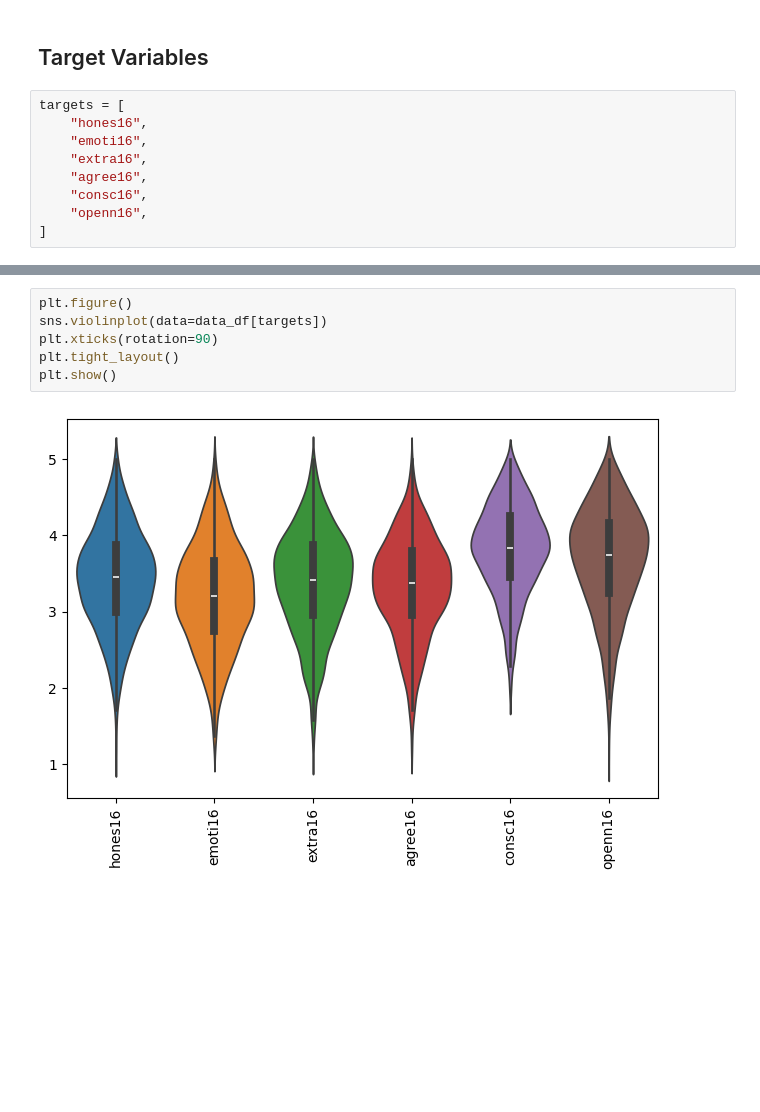
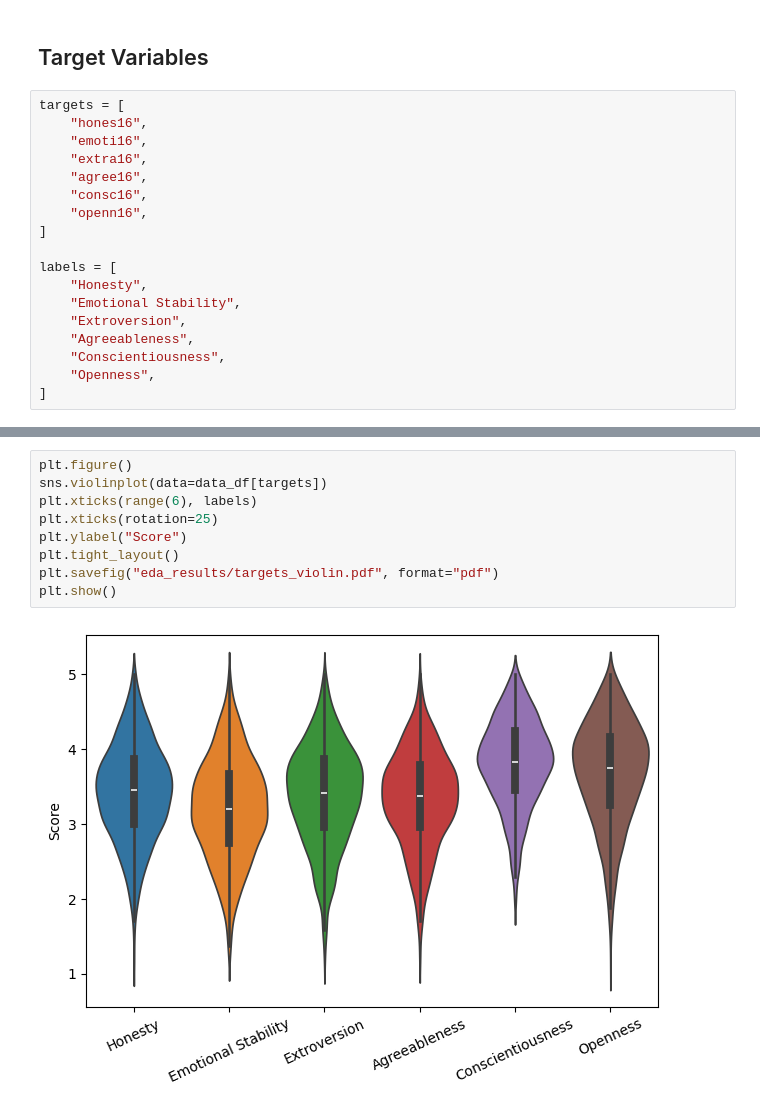
Before and after one commit to CS-433/ml-project-2-teamsas, a Jupyter notebook: notebooks/eda.ipynb, the cells around one changed output, grey strips where cells are left out. Saved outputs shown, nothing was run; the diff lists cells and outputs as text; blank space fills up the shorter version.

```diff
--- a/notebooks/eda.ipynb
+++ b/notebooks/eda.ipynb
@@ -41,6 +41,15 @@ targets = [
     "consc16",
     "openn16",
 ]
+
+labels = [
+    "Honesty",
+    "Emotional Stability",
+    "Extroversion",
+    "Agreeableness",
+    "Conscientiousness",
+    "Openness",
+]
 # %%
 plt.figure(figsize=(6, 5))
 sns.boxplot(data=data_df[targets])
@@ -52,8 +64,11 @@ plt.show()
 # %%
 plt.figure()
 sns.violinplot(data=data_df[targets])
-plt.xticks(rotation=90)
+plt.xticks(range(6), labels)
+plt.xticks(rotation=25)
+plt.ylabel("Score")
 plt.tight_layout()
+plt.savefig("eda_results/targets_violin.pdf", format="pdf")
 plt.show()
 # %% [output]
-[figure, old version]
+[figure, new version]
```
Also changed, not shown: parts of 1 cell of this notebook, 2 other files.
